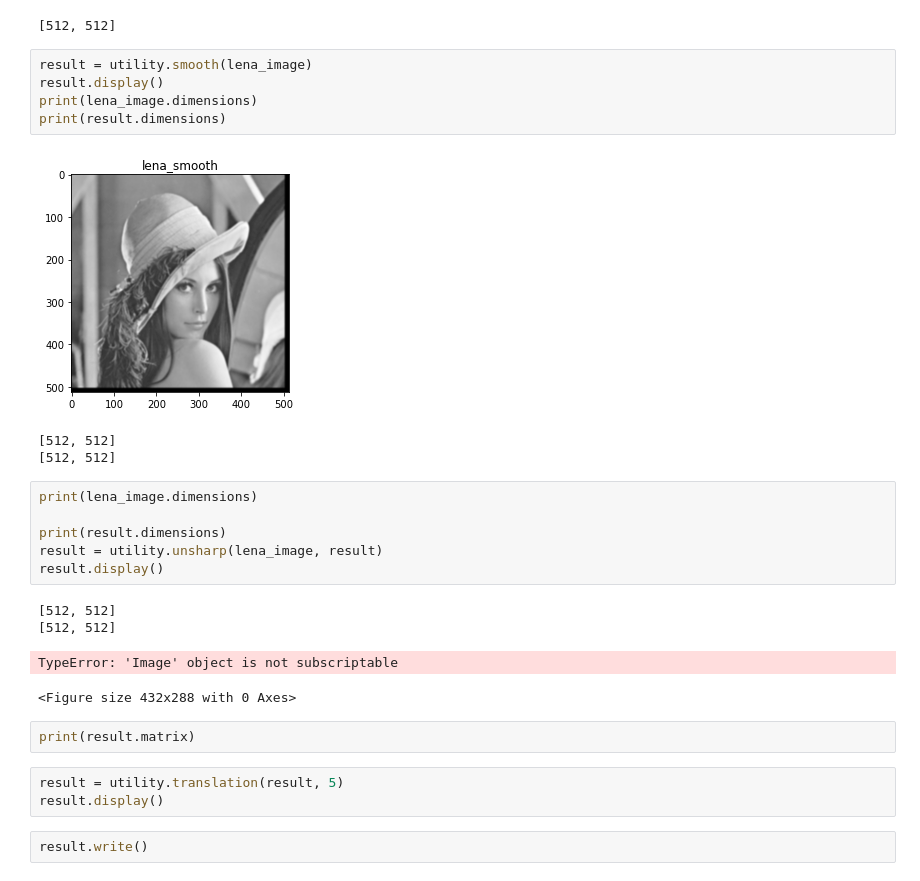
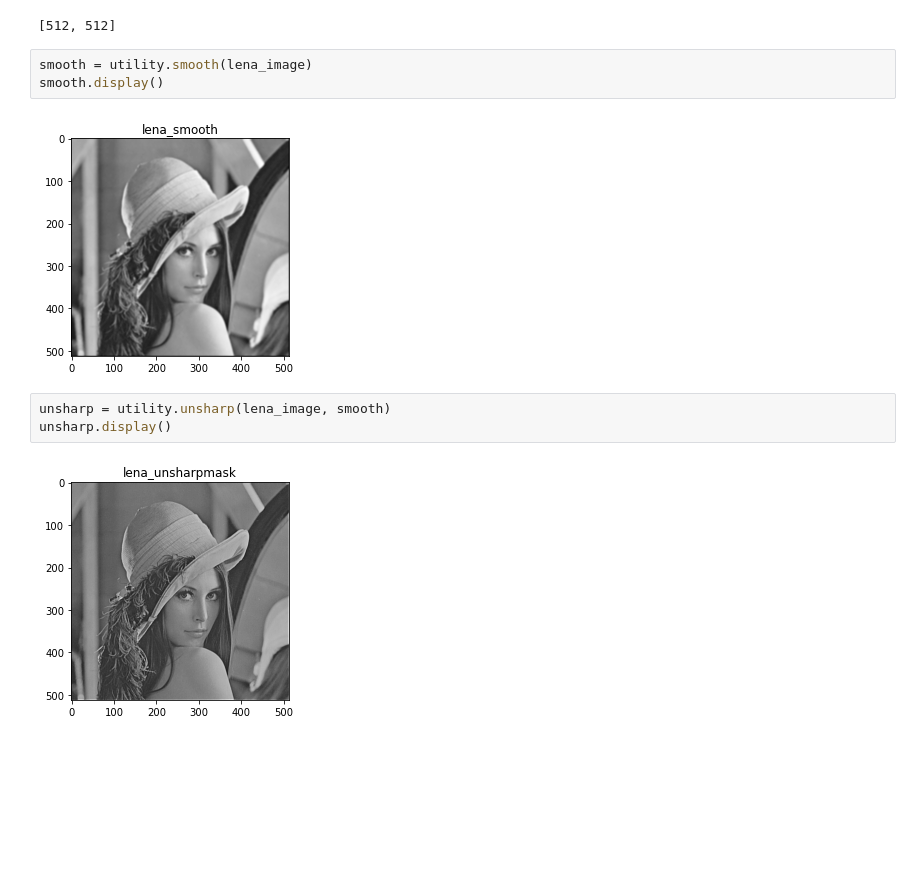
Before and after one commit to Ali-Altamimi/Digital_Image_Processing, a Jupyter notebook: main.ipynb, the cells around one changed output. Drawn from its saved outputs; the diff is of its cells as text; blank space fills up the shorter version.

Commit message:
smooth + unsharp

```diff
--- a/main.ipynb
+++ b/main.ipynb
@@ -71,29 +71,12 @@ print(lena_image.dimensions)
 [figure]
 [512, 512]
 # %%
-result = utility.smooth(lena_image)
-result.display()
-print(lena_image.dimensions)
-print(result.dimensions)
+smooth = utility.smooth(lena_image)
+smooth.display()
 # %% [output]
-[figure, old version]
+[figure, new version]
-[512, 512]
-[512, 512]
 # %%
-print(lena_image.dimensions)
-
-print(result.dimensions)
-result = utility.unsharp(lena_image, result)
-result.display()
+unsharp = utility.unsharp(lena_image, smooth)
+unsharp.display()
 # %% [output]
-[512, 512]
-[512, 512]
-TypeError: 'Image' object is not subscriptable
-<Figure size 432x288 with 0 Axes>
+[figure, added]
-# %%
-print(result.matrix)
-# %%
-result = utility.translation(result, 5)
-result.display()
-# %%
-result.write()
```
Also changed, not shown: 3 other files.
